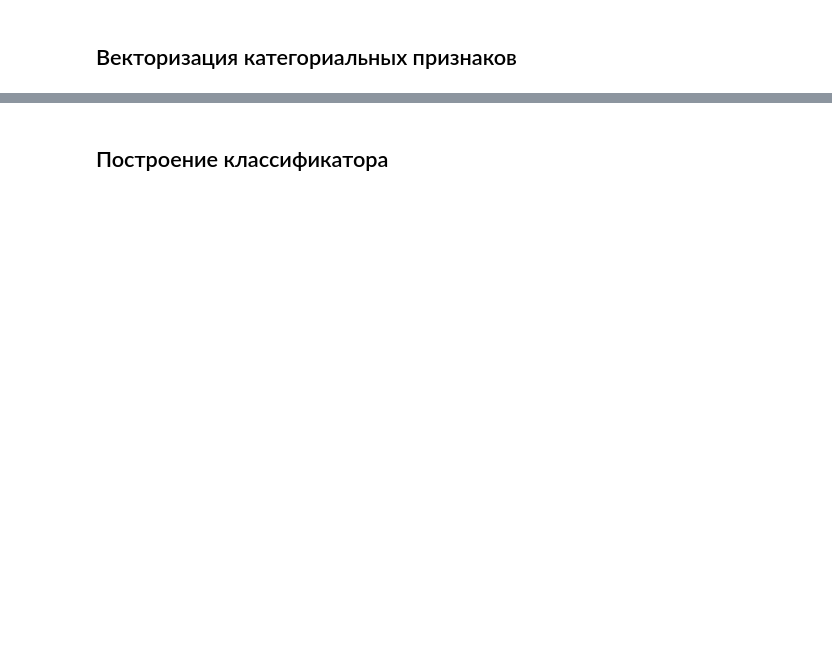
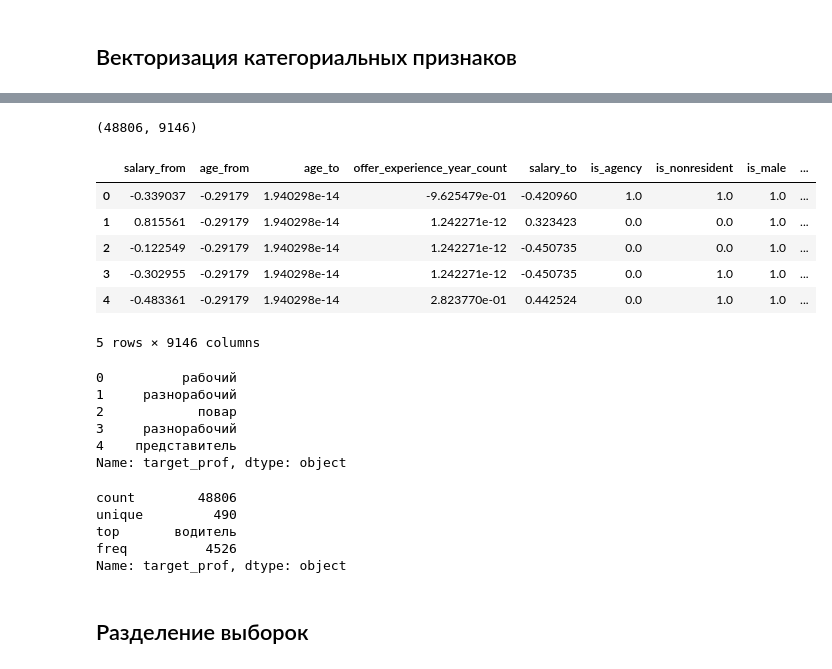
Before and after one commit to Metafiz/recruitment, a Jupyter notebook: baseline.ipynb, the cells around one changed output, grey strips where cells are left out. Drawn from its saved outputs; the diff is of its cells as text; code cells hidden in the pictures; blank space fills up the shorter version.

Commit message:
векторизация признаков и построение модели

```diff
--- a/baseline.ipynb
+++ b/baseline.ipynb
@@ -510,8 +540,13 @@ data_numerical.describe()
 # %% [markdown]
 ## Векторизация категориальных признаков
 # %%
-categorical_columns = ['driving_license', 'region_id', 'city_id']
+# 'custom_position', 'region_id',
+categorical_columns = ['operating_schedule_id', 'offer_education_id', 'is_agency',
+                       'is_nonresident', 'is_male', 'driving_license', 'company_id', 'city_id']
 
-data.describe(include=[object])
-for c in categorical_columns:
-    data[c] = data[c].fillna(data_describe[c]['top'])
+data['operating_schedule_id'] = data['operating_schedule_id'].astype('object')
+data['is_male'] = data['is_male'].astype('object')
+data['company_id'] = data['company_id'].astype('object')
+
+data_describe = data.describe(include=[object])
+data_describe
@@ -523,0 +567,4 @@ print(binary_columns, nonbinary_columns)
+# %%
+# выделяем датафрейм с бинарными признаками
+data_binary = data[binary_columns]
+data_binary.describe()
@@ -523,0 +577,4 @@ print(binary_columns, nonbinary_columns)
+# %%
+%%time
+# для небинарных признаков создаём фиктивные колонки
+data_nonbinary = pd.get_dummies(data[nonbinary_columns])
@@ -523,0 +598,4 @@ print(binary_columns, nonbinary_columns)
+# %%
+%%time
+data_all = pd.concat((data_numerical, data_binary, data_nonbinary), axis=1)
+data_all = pd.DataFrame(data_all, dtype=float)
@@ -523,0 +604,26 @@ print(binary_columns, nonbinary_columns)
+# %%
+# размеры
+data_all.shape
+# %% [output]
+(48806, 9146)
+# %%
+data_all.head()
+# %% [output]
+|  | salary_from | age_from | age_to | offer_experience_year_count | salary_to | is_agency | is_nonresident | is_male | ... |
+| 0 | -0.339037 | -0.29179 | 1.940298e-14 | -9.625479e-01 | -0.420960 | 1.0 | 1.0 | 1.0 | ... |
+| 1 | 0.815561 | -0.29179 | 1.940298e-14 | 1.242271e-12 | 0.323423 | 0.0 | 0.0 | 1.0 | ... |
+| 2 | -0.122549 | -0.29179 | 1.940298e-14 | 1.242271e-12 | -0.450735 | 0.0 | 0.0 | 1.0 | ... |
+| 3 | -0.302955 | -0.29179 | 1.940298e-14 | 1.242271e-12 | -0.450735 | 0.0 | 1.0 | 1.0 | ... |
+| 4 | -0.483361 | -0.29179 | 1.940298e-14 | 2.823770e-01 | 0.442524 | 0.0 | 1.0 | 1.0 | ... |
+5 rows × 9146 columns
+# %%
+# выделяем отдельный вектор-столбец с целевой переменной - target_prof
+y = data['target_prof']
+y.head()
+# %% [output]
+0          рабочий
+1     разнорабочий
+2            повар
+3     разнорабочий
+4    представитель
+Name: target_prof, dtype: object
@@ -524,3 +633,11 @@ print(binary_columns, nonbinary_columns)
+# %%
+y.describe()
+# %% [output]
+count        48806
+unique         490
+top       водитель
+freq          4526
+Name: target_prof, dtype: object
 # %% [markdown]
-## Построение классификатора
+## Разделение выборок
 # %%
```
Also changed, not shown: parts of 42 cells of this notebook.
